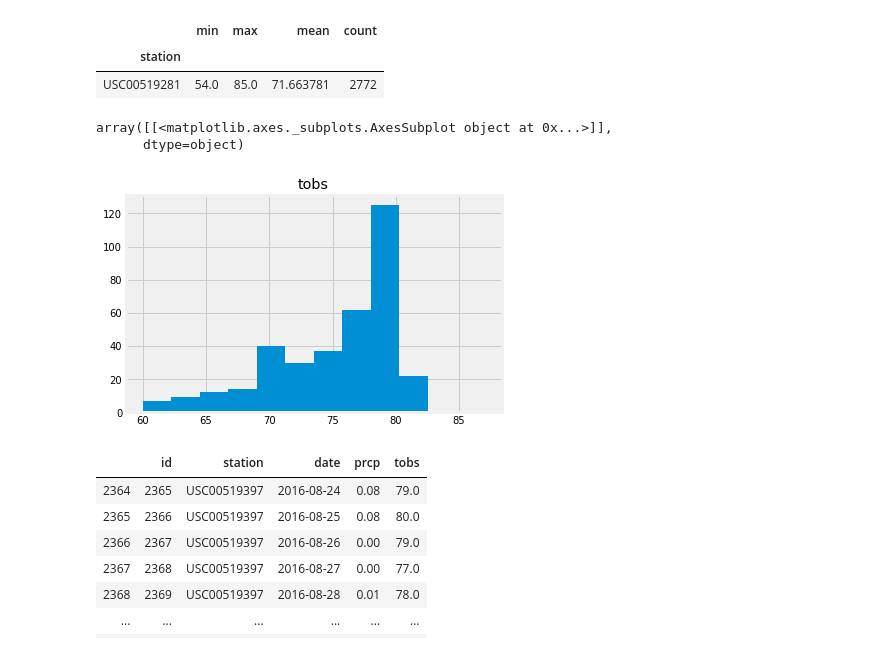
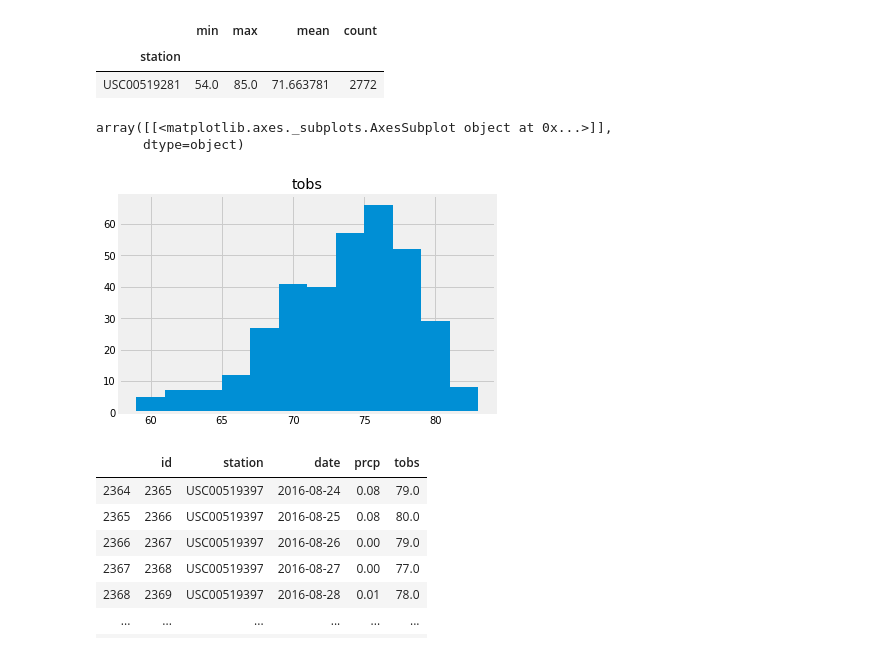
Before and after one commit to sylvia1908/sqlalchemy-challenge, a Jupyter notebook: climate.ipynb, the cells around one changed output. Drawn from its saved outputs; the diff is of its cells as text; code cells hidden in the pictures.

```diff
--- a/climate.ipynb
+++ b/climate.ipynb
@@ -126,17 +139,18 @@ df_measurement.groupby('station')['tobs']\
 # %%
 # Choose the station with the highest number of temperature observations.
 # Query the last 12 months of temperature observation data for this station and plot the results as a histogram
 
-highest_t_s = df_measurement.loc[df_measurement['tobs'].idxmax()]['station']
-observation = df_measurement.loc[(df_measurement['station']==highest_t_s )&
+# highest_t_s = df_measurement.loc[df_measurement['tobs'].idxmax()]['station']
+highest= df_measurement.groupby('station')['station'].count().idxmax()
+observation = df_measurement.loc[(df_measurement['station']=='USC00519281' )&
                                  (pd.to_datetime(df_measurement['date'] ) >last_date) ]\
                             .sort_values(by=['date'])
 
 observation.hist(column='tobs',bins=12)
 # %% [output]
 array([[<matplotlib.axes._subplots.AxesSubplot object at 0x...>]],
       dtype=object)
-[figure, old version]
+[figure, new version]
 # %%
 observation
 # %% [output]
```
Also changed, not shown: parts of 4 cells of this notebook.
